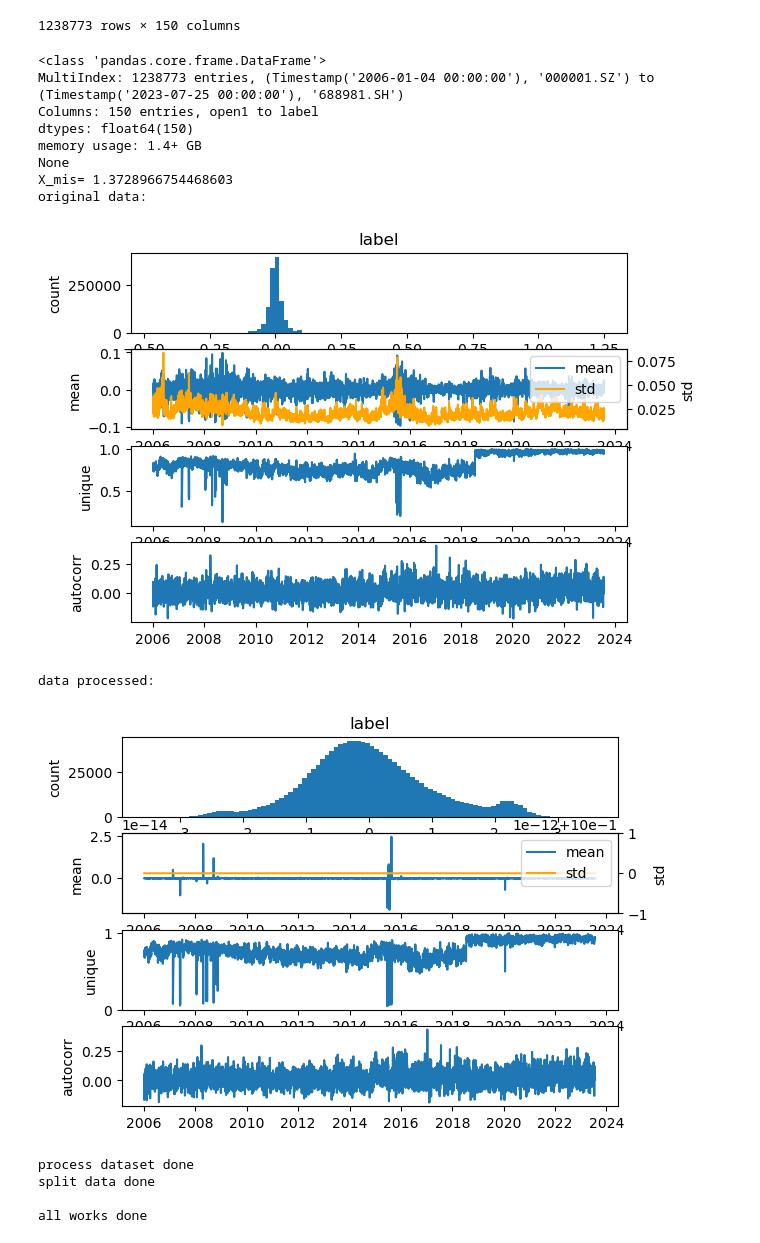
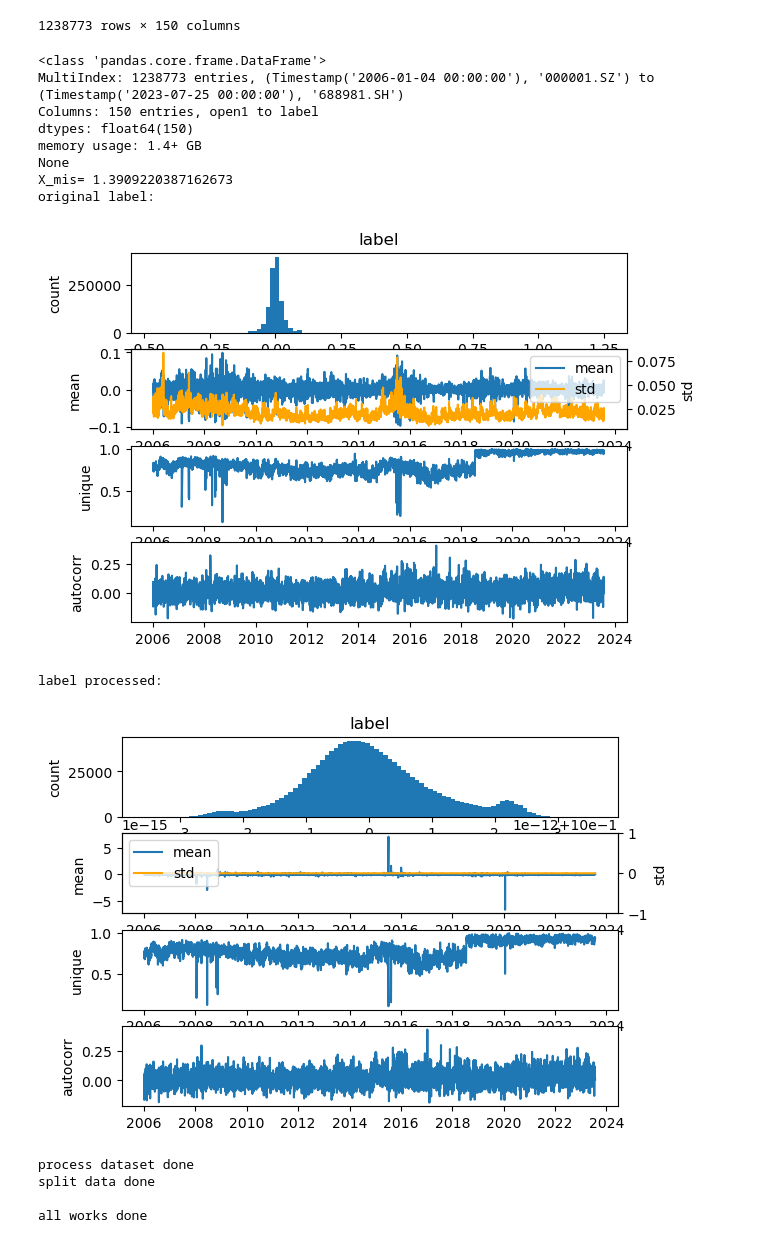
Before and after one commit to HaoningChen/scutquant, a Jupyter notebook: 实践案例/tutorial.ipynb, the cells around one changed output. Saved outputs shown, nothing was run; the diff lists cells and outputs as text; code cells hidden in the pictures.

```diff
--- a/实践案例/tutorial.ipynb
+++ b/实践案例/tutorial.ipynb
@@ -64,30 +64,29 @@ X
 1238773 rows × 150 columns
 # %%
 split_params = {
-    "test_start_date": "2017-01-01",
+    "test_start_date": "2018-01-01",
     "split_method": "split_by_date",
     "split_kwargs":{
-        "train_end_date": "2014-12-31",
-        "valid_end_date": "2016-12-31"
+        "train_end_date": "2015-12-31",
+        "valid_end_date": "2017-12-31"
     }
 }
 # 使用auto_process按照标准流程进行数据处理, 并按split_params拆分出训练集、验证集和测试集
-result = q.auto_process(X, "label", split_params=split_params)
+result = q.auto_process(X, "label", split_params=split_params, unique_threshold=0.5)
 
-X_train, y_train, X_valid, y_valid = result["X_train"], result["y_train"], result["X_valid"], result["y_valid"]
-X_test = result["X_test"]
+X_train, y_train, X_valid, y_valid, X_test = result["X_train"], result["y_train"], result["X_valid"], result["y_valid"], result["X_test"]
 # %% [output]
 <class 'pandas.core.frame.DataFrame'>
 MultiIndex: 1238773 entries, (Timestamp('2006-01-04 00:00:00'), '000001.SZ') to (Timestamp('2023-07-25 00:00:00'), '688981.SH')
 Columns: 150 entries, open1 to label
 dtypes: float64(150)
 memory usage: 1.4+ GB
 None
-X_mis= 1.3728966754468603
-original data:
+X_mis= 1.3909220387162673
+original label:
 [figure]
-data processed:
+label processed:
-[figure, old version]
+[figure, new version]
 process dataset done
 split data done
 
```
Also changed, not shown: parts of 4 cells of this notebook.
